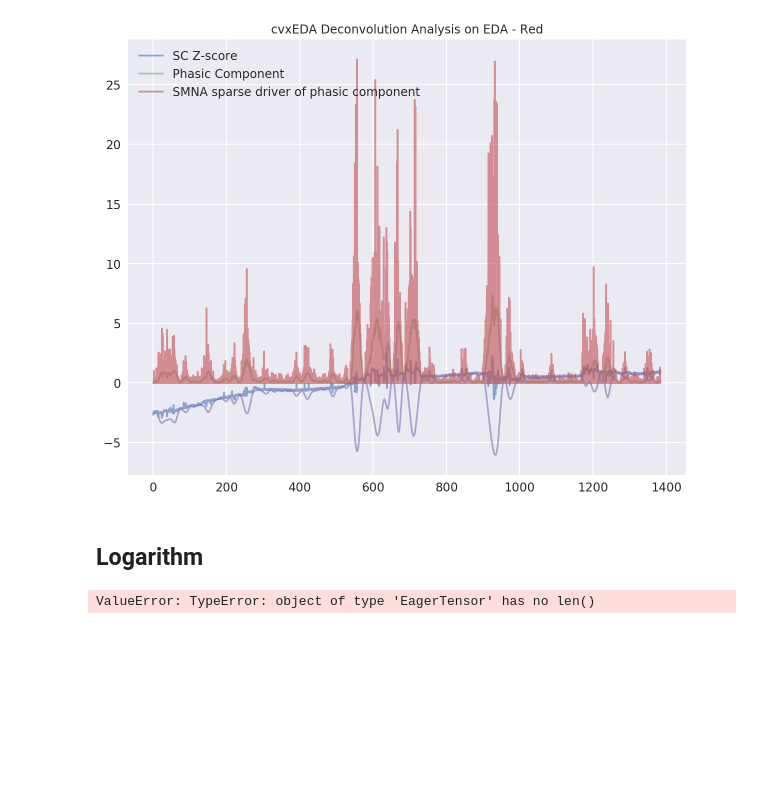
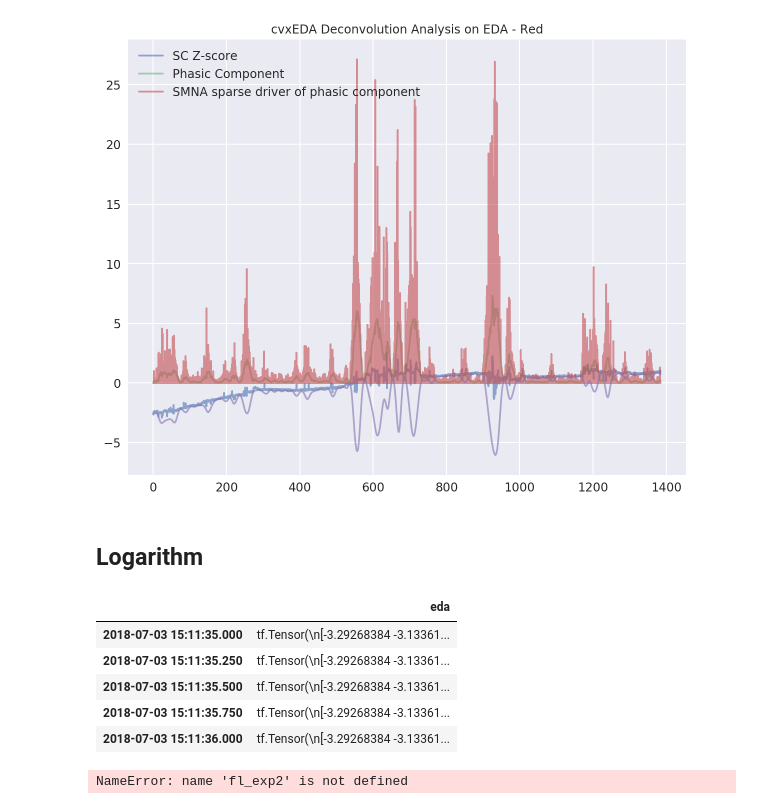
Before and after one commit to haohanwang23/coldshowershower_socialpresence, a Jupyter notebook: new/analysis/analysis2.ipynb, the cells around one changed output. Drawn from its saved outputs; the diff is of its cells as text; code cells hidden in the pictures; blank space fills up the shorter version.

Commit message:
updated analysis - tensorflow

```diff
--- a/new/analysis/analysis2.ipynb
+++ b/new/analysis/analysis2.ipynb
@@ -241,24 +241,31 @@ plt.show()
 ## Logarithm
 # %%
 # fl_exp2['eda'] = np.log(fl_exp2['eda'])
-tfe = tf.contrib.eager
+tf.executing_eagerly()
 
 fl_exp7['eda'] =  tf.log(fl_exp7['eda'])
-tfe.Variable(fl_exp7['eda'])
-# fl_exp2.head(5)
+# tfe.Variable(fl_exp7['eda'])
+fl_exp7.head(5)
 # %% [output]
-ValueError: TypeError: object of type 'EagerTensor' has no len()
+|  | eda |
+| 2018-07-03 15:11:35.000 | tf.Tensor(\n[-3.29268384 -3.13361... |
+| 2018-07-03 15:11:35.250 | tf.Tensor(\n[-3.29268384 -3.13361... |
+| 2018-07-03 15:11:35.500 | tf.Tensor(\n[-3.29268384 -3.13361... |
+| 2018-07-03 15:11:35.750 | tf.Tensor(\n[-3.29268384 -3.13361... |
+| 2018-07-03 15:11:36.000 | tf.Tensor(\n[-3.29268384 -3.13361... |
 # %%
-log_eda_mean = np.mean(fl_exp2.eda)
+log_eda_mean = np.mean(fl_exp7.eda)
 print(log_eda_mean)
 plt.figure(figsize=(15,6))
 plt.plot(fl_exp2['eda'],color ='limegreen')
 plt.figtext(.5,.9,'Stress response to cold showermodulated by social presence experiment- EDA ', fontsize=20, ha='center')
 plt.legend(['EDA'],loc=1,fontsize='medium')
 plt.axhline(y = log_eda_mean,color = 'salmon',linestyle='--')
-plt.axvline(x = tags_2.tagged_time[0],color = 'hotpink',linestyle='--')
-plt.axvline(x = tags_2.tagged_time[1],color = 'hotpink',linestyle='--')
-plt.axvline(x = tags_2.tagged_time[3],color = 'c',linestyle='--')
-plt.axvline(x = tags_2.tagged_time[4],color = 'c',linestyle='--')
-plt.axvline(x = tags_2.tagged_time[5],color = 'c',linestyle='--')
+plt.axvline(x = tags_7.tagged_time[0],color = 'hotpink',linestyle='--')
+plt.axvline(x = tags_7.tagged_time[1],color = 'hotpink',linestyle='--')
+plt.axvline(x = tags_7.tagged_time[3],color = 'c',linestyle='--')
+plt.axvline(x = tags_7.tagged_time[4],color = 'c',linestyle='--')
+plt.axvline(x = tags_7.tagged_time[5],color = 'c',linestyle='--')
 plt.show()
+# %% [output]
+NameError: name 'fl_exp2' is not defined
```
